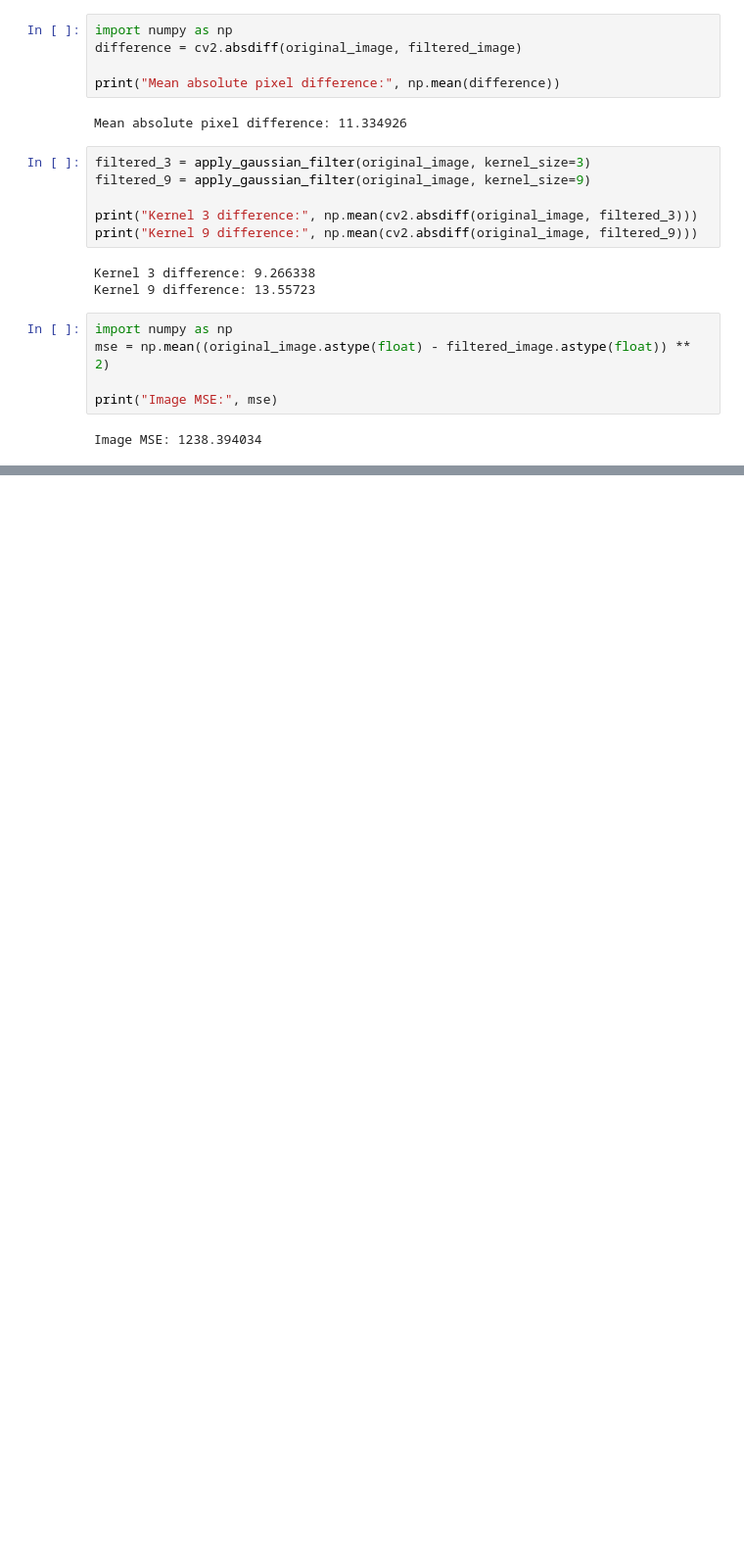
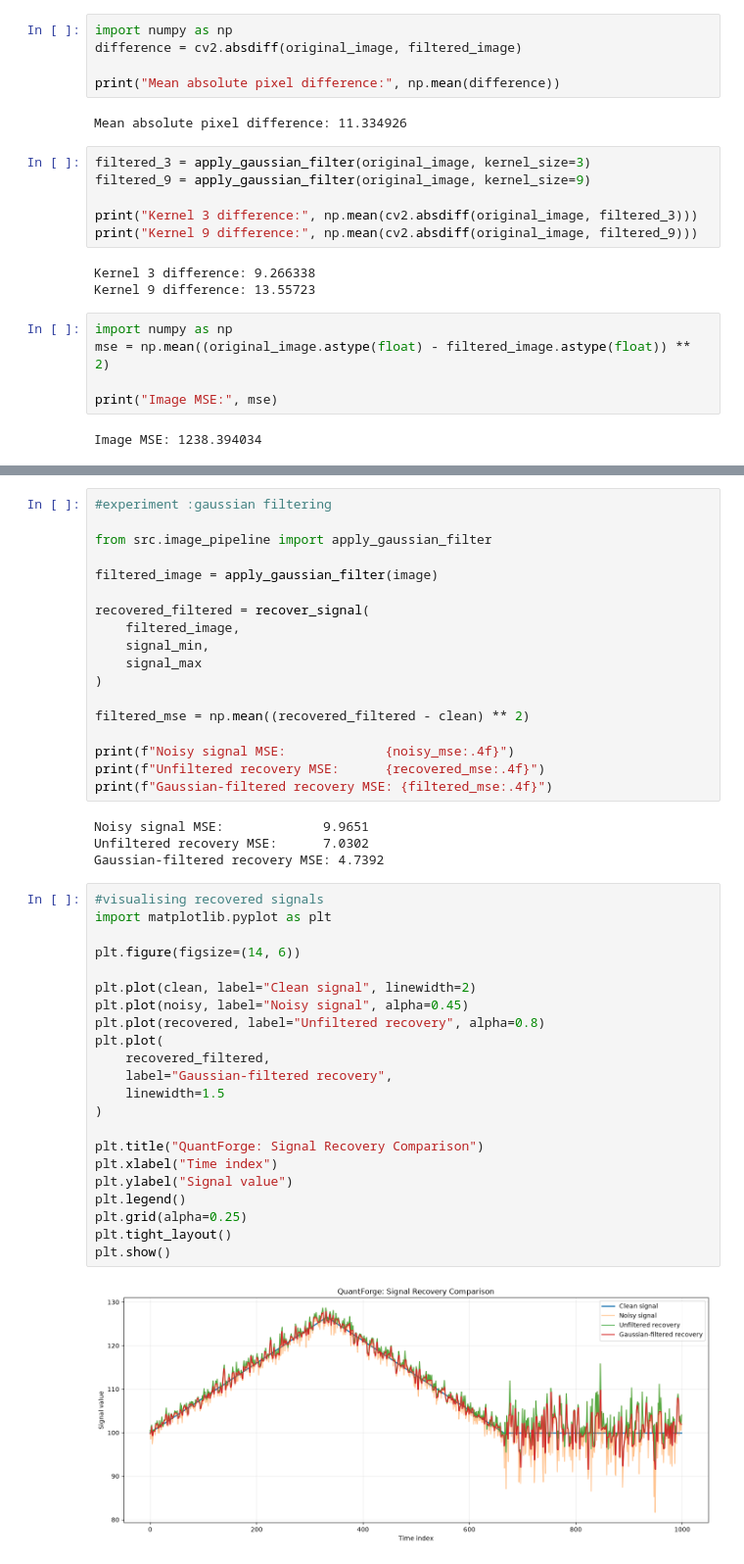
Before and after one commit to ZoroXoXo/QuantForge, a Jupyter notebook: experiments/benchmark.ipynb, the cells around one changed output, grey strips where cells are left out. Shown at 98% size. Drawn from its saved outputs; the diff is of its cells as text; blank space fills up the shorter version.

Commit message:
Implement signal recovery and  benchmark image processing

```diff
--- a/experiments/benchmark.ipynb
+++ b/experiments/benchmark.ipynb
@@ -51,0 +119,46 @@ Image MSE: 1238.394034
+# %%
+#experiment :gaussian filtering
+
+from src.image_pipeline import apply_gaussian_filter
+
+filtered_image = apply_gaussian_filter(image)
+
+recovered_filtered = recover_signal(
+    filtered_image,
+    signal_min,
+    signal_max
+)
+
+filtered_mse = np.mean((recovered_filtered - clean) ** 2)
+
+print(f"Noisy signal MSE:             {noisy_mse:.4f}")
+print(f"Unfiltered recovery MSE:      {recovered_mse:.4f}")
+print(f"Gaussian-filtered recovery MSE: {filtered_mse:.4f}")
+# %% [output]
+Noisy signal MSE:             9.9651
+Unfiltered recovery MSE:      7.0302
+Gaussian-filtered recovery MSE: 4.7392
+# %%
+#visualising recovered signals
+import matplotlib.pyplot as plt
+
+plt.figure(figsize=(14, 6))
+
+plt.plot(clean, label="Clean signal", linewidth=2)
+plt.plot(noisy, label="Noisy signal", alpha=0.45)
+plt.plot(recovered, label="Unfiltered recovery", alpha=0.8)
+plt.plot(
+    recovered_filtered,
+    label="Gaussian-filtered recovery",
+    linewidth=1.5
+)
+
+plt.title("QuantForge: Signal Recovery Comparison")
+plt.xlabel("Time index")
+plt.ylabel("Signal value")
+plt.legend()
+plt.grid(alpha=0.25)
+plt.tight_layout()
+plt.show()
+# %% [output]
+[figure, added]
```
Also changed, not shown: parts of 12 cells of this notebook, 3 other files.
